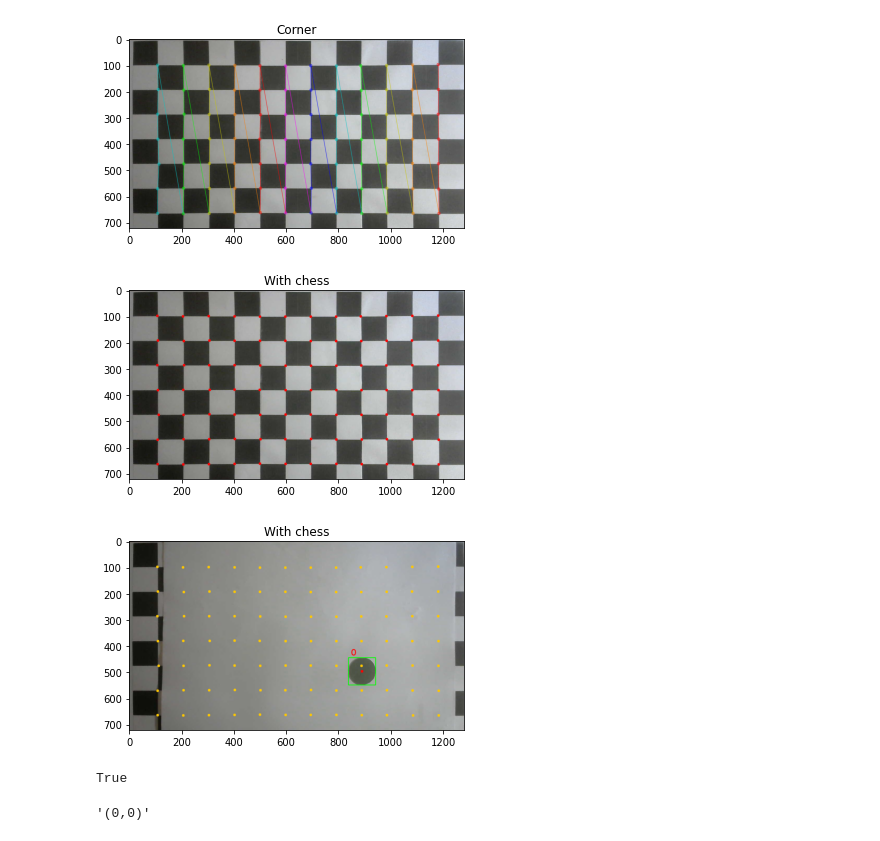
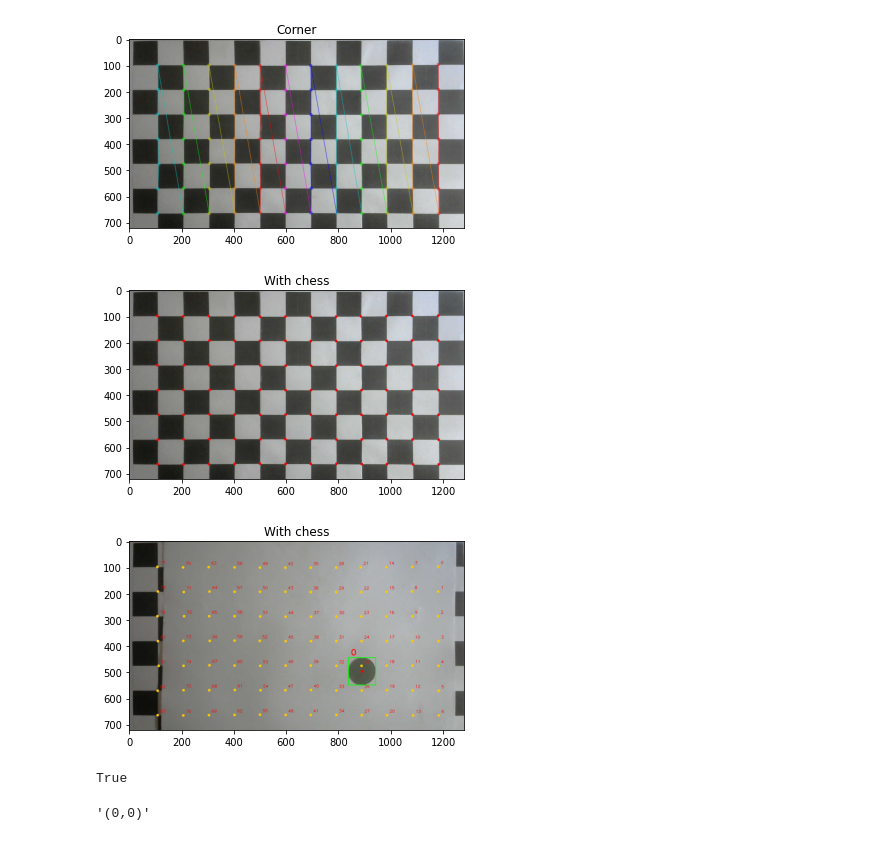
Before and after one commit to anh147/2D_Object, a Jupyter notebook: lego-set-object-recognition-example.ipynb, the cells around one changed output. Cells and saved outputs as stored; diff of their text form; code cells hidden in the pictures.

```diff
--- a/lego-set-object-recognition-example.ipynb
+++ b/lego-set-object-recognition-example.ipynb
@@ -281,18 +281,21 @@ for idx, fname in enumerate(images):
 # %%
 for i in range (0, boardHeight*boardWidth):
     image = cv2.circle(img_withrectangle, (int(imgpoints[0][i][0][0]), int(imgpoints[0][i][0][1])), radius=0, color=(0, 200, 255), thickness=10)
 
     chess_corner  = cv2.circle(chess, (int(imgpoints[0][i][0][0]), int(imgpoints[0][i][0][1])), radius=0, color=(0, 0, 255), thickness=10)
-    # text = '(' + str(int(objpoints[0][i][0])) +','+ str(int(objpoints[0][i][1])) + ')'
-    # image = cv2.putText(image, text, (int(imgpoints[0][i][0][0]) + 10, int(imgpoints[0][i][0][1])-10), cv2.FONT_HERSHEY_SIMPLEX, 0.5,
-    #              (0, 0, 255), 1, cv2.LINE_AA, False)
+    text = '(' + str(int(objpoints[0][i][0])) +','+ str(int(objpoints[0][i][1])) + ')'
+    image = cv2.putText(image,str(i), (int(imgpoints[0][i][0][0]) + 10, int(imgpoints[0][i][0][1])-10), cv2.FONT_HERSHEY_SIMPLEX, 0.5,
+                 (0, 0, 255), 1, cv2.LINE_AA, False)
+    # print("index corner: ", i)
+# test_point = [850, 350]
+# chess_corner  = cv2.circle(image, (test_point[0], test_point[1]), radius=0, color=(0, 150, 255), thickness=10)
 previewImg("With chess", chess_corner)
 cv2.imwrite('image4/result_chess.jpg', chess_corner)
 previewImg("With chess", image)
 cv2.imwrite('image4/result.jpg', image)
 # %% [output]
 [figure]
-[figure, old version]
+[figure, new version]
 True
 # %%
 #Tìm tọa độ vật so với hệ tọa độ bàn cờ
```
Also changed, not shown: 2 other files.
